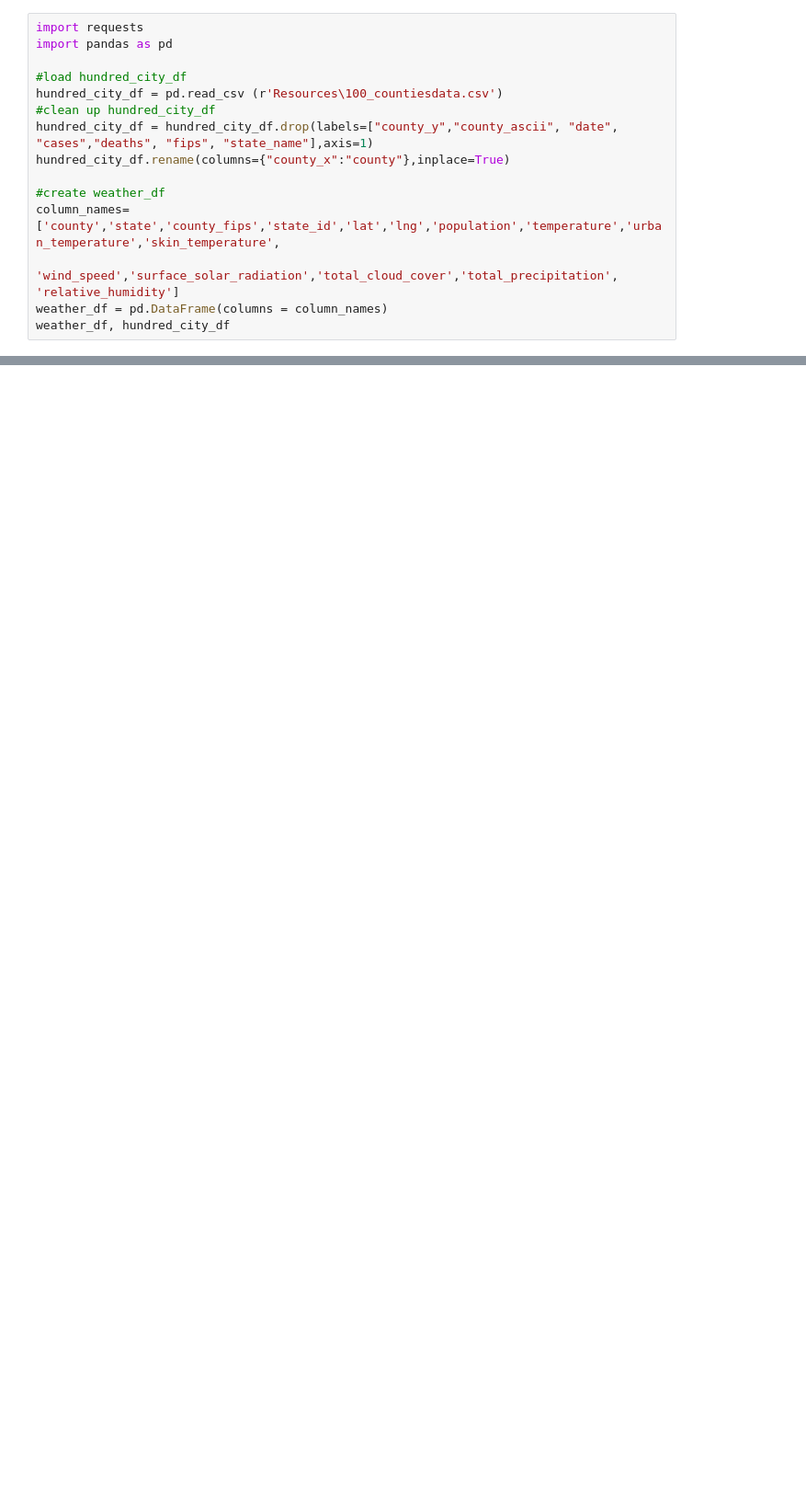
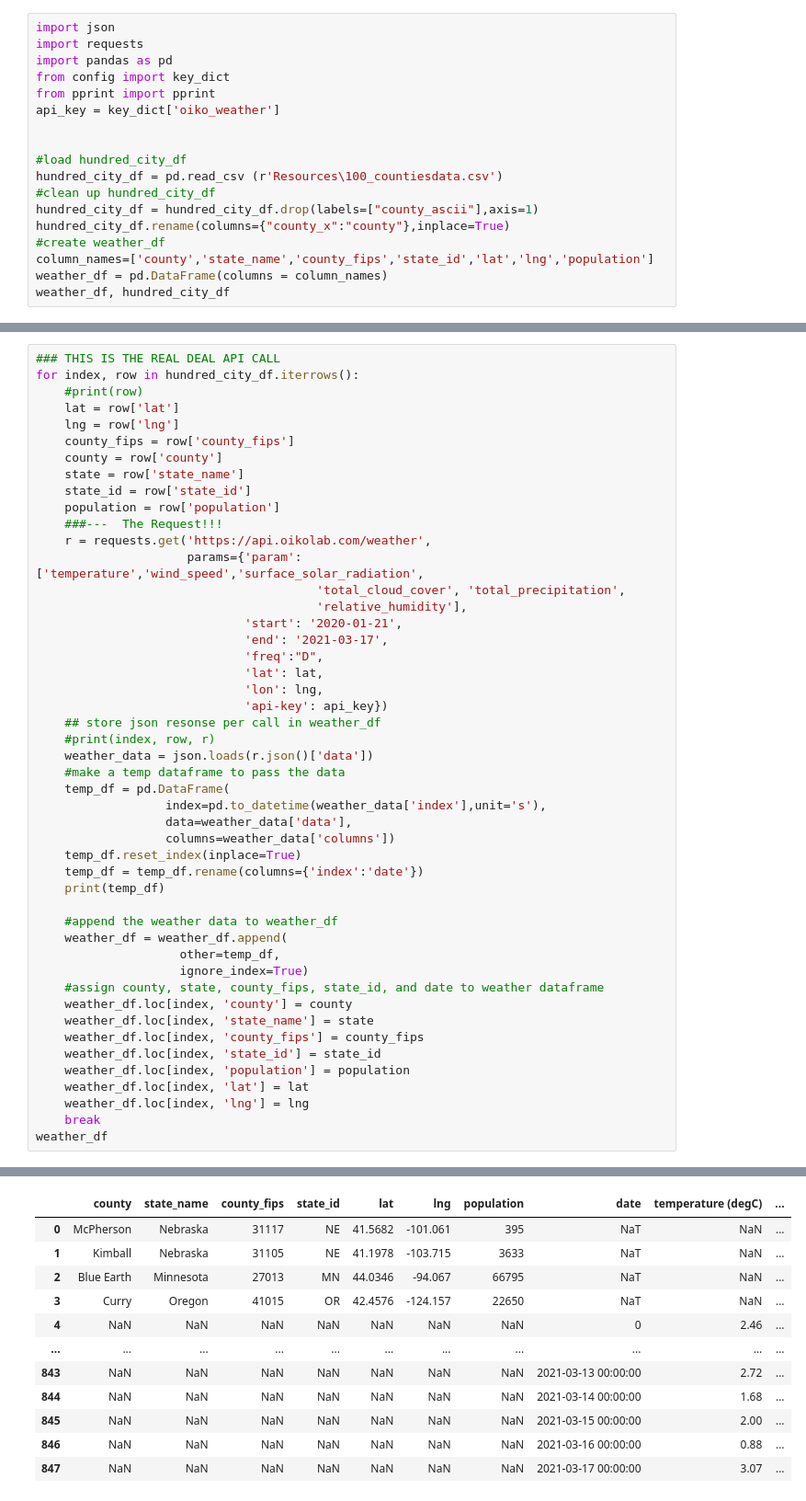
Before and after one commit to pkriger/project-01, a Jupyter notebook: Weather.ipynb, the cells around one changed output, grey strips where cells are left out. Shown: that part at 92% size. Cells and saved outputs as stored; diff of their text form; blank space fills up the shorter version.

Commit message:
Almost finished with api call.

```diff
--- a/Weather.ipynb
+++ b/Weather.ipynb
@@ -1,16 +1,19 @@
 # %%
+import json
 import requests
 import pandas as pd
+from config import key_dict
+from pprint import pprint
+api_key = key_dict['oiko_weather']
+
 
 #load hundred_city_df
 hundred_city_df = pd.read_csv (r'Resources\100_countiesdata.csv')
 #clean up hundred_city_df
-hundred_city_df = hundred_city_df.drop(labels=["county_y","county_ascii", "date", "cases","deaths", "fips", "state_name"],axis=1)
+hundred_city_df = hundred_city_df.drop(labels=["county_ascii"],axis=1)
 hundred_city_df.rename(columns={"county_x":"county"},inplace=True)
-
 #create weather_df
-column_names=['county','state','county_fips','state_id','lat','lng','population','temperature','urban_temperature','skin_temperature',
-              'wind_speed','surface_solar_radiation','total_cloud_cover','total_precipitation', 'relative_humidity']
+column_names=['county','state_name','county_fips','state_id','lat','lng','population']
 weather_df = pd.DataFrame(columns = column_names)
 weather_df, hundred_city_df
 # %% [output]
@@ -33,0 +37,49 @@ weather_df, hundred_city_df
+# %%
+### THIS IS THE REAL DEAL API CALL
+for index, row in hundred_city_df.iterrows():
+    #print(row)
+    lat = row['lat']
+    lng = row['lng']
+    county_fips = row['county_fips']
+    county = row['county']
+    state = row['state_name']
+    state_id = row['state_id']
+    population = row['population']
+    ###---  The Request!!!
+    r = requests.get('https://api.oikolab.com/weather',
+                     params={'param': ['temperature','wind_speed','surface_solar_radiation',
+                                       'total_cloud_cover', 'total_precipitation',
+                                       'relative_humidity'],
+                             'start': '2020-01-21',
+                             'end': '2021-03-17',
+                             'freq':"D",
+                             'lat': lat,
+                             'lon': lng,
+                             'api-key': api_key})
+    ## store json resonse per call in weather_df
+    #print(index, row, r)
+    weather_data = json.loads(r.json()['data'])
+    #make a temp dataframe to pass the data
+    temp_df = pd.DataFrame(
+                  index=pd.to_datetime(weather_data['index'],unit='s'),
+                  data=weather_data['data'],
+                  columns=weather_data['columns'])
+    temp_df.reset_index(inplace=True)
+    temp_df = temp_df.rename(columns={'index':'date'})
+    print(temp_df)
+
+    #append the weather data to weather_df
+    weather_df = weather_df.append(
+                    other=temp_df,
+                    ignore_index=True)
+    #assign county, state, county_fips, state_id, and date to weather dataframe
+    weather_df.loc[index, 'county'] = county
+    weather_df.loc[index, 'state_name'] = state
+    weather_df.loc[index, 'county_fips'] = county_fips
+    weather_df.loc[index, 'state_id'] = state_id
+    weather_df.loc[index, 'population'] = population
+    weather_df.loc[index, 'lat'] = lat
+    weather_df.loc[index, 'lng'] = lng
+    break
+weather_df
+# %% [output]
@@ -33,0 +103,12 @@ weather_df, hundred_city_df
+|  | county | state_name | county_fips | state_id | lat | lng | population | date | temperature (degC) | ... |
+| 0 | McPherson | Nebraska | 31117 | NE | 41.5682 | -101.061 | 395 | NaT | NaN | ... |
+| 1 | Kimball | Nebraska | 31105 | NE | 41.1978 | -103.715 | 3633 | NaT | NaN | ... |
+| 2 | Blue Earth | Minnesota | 27013 | MN | 44.0346 | -94.067 | 66795 | NaT | NaN | ... |
+| 3 | Curry | Oregon | 41015 | OR | 42.4576 | -124.157 | 22650 | NaT | NaN | ... |
+| 4 | NaN | NaN | NaN | NaN | NaN | NaN | NaN | 0 | 2.46 | ... |
+| ... | ... | ... | ... | ... | ... | ... | ... | ... | ... | ... |
+| 843 | NaN | NaN | NaN | NaN | NaN | NaN | NaN | 2021-03-13 00:00:00 | 2.72 | ... |
+| 844 | NaN | NaN | NaN | NaN | NaN | NaN | NaN | 2021-03-14 00:00:00 | 1.68 | ... |
+| 845 | NaN | NaN | NaN | NaN | NaN | NaN | NaN | 2021-03-15 00:00:00 | 2.00 | ... |
+| 846 | NaN | NaN | NaN | NaN | NaN | NaN | NaN | 2021-03-16 00:00:00 | 0.88 | ... |
+| 847 | NaN | NaN | NaN | NaN | NaN | NaN | NaN | 2021-03-17 00:00:00 | 3.07 | ... |
```
Also changed, not shown: parts of 6 cells of this notebook.
